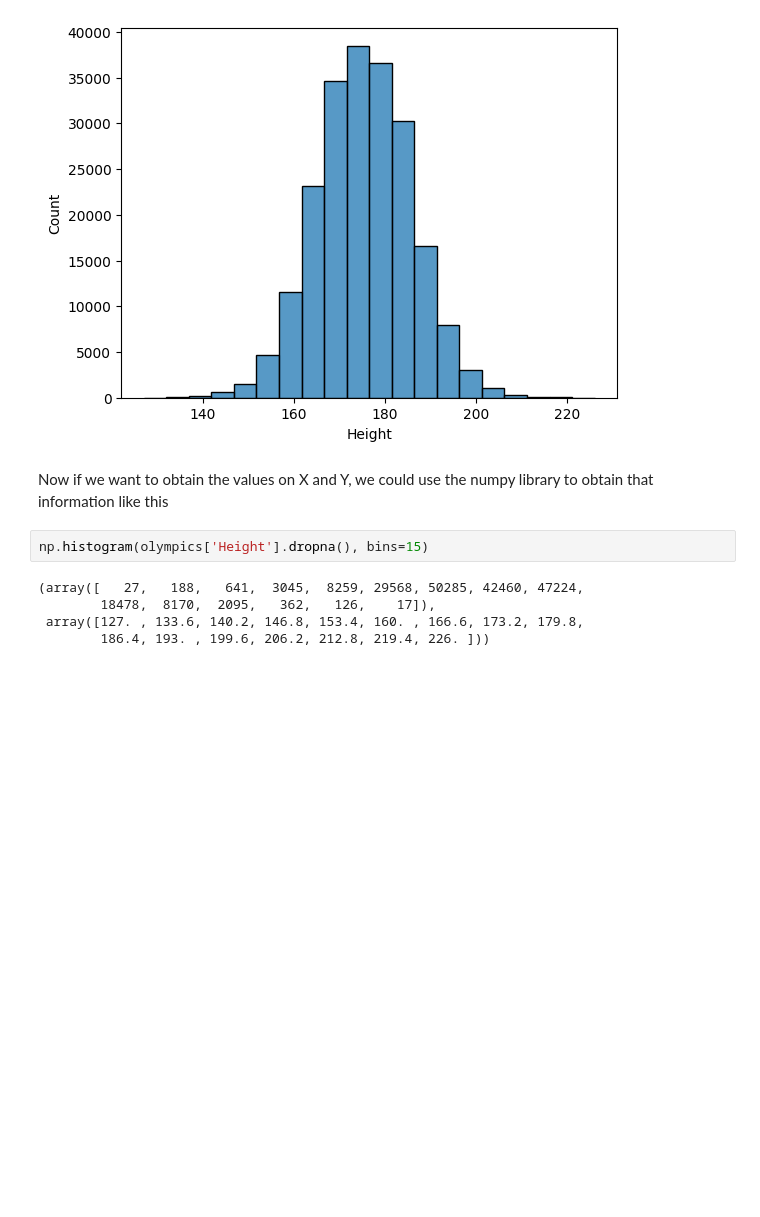
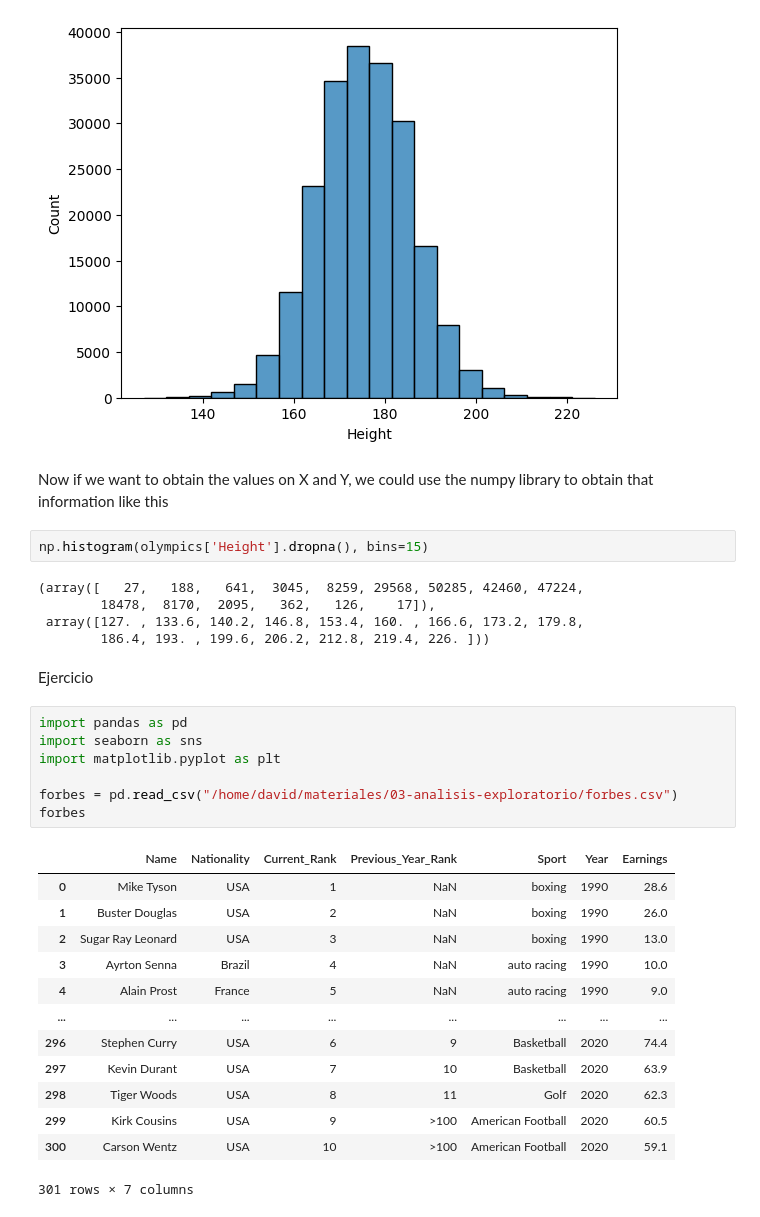
Before and after one commit to oscardbocanegra/udemy, a Jupyter notebook: analisis_datos/analisis_exploratorio.ipynb, the cells around one changed output. Cells and saved outputs as stored; diff of their text form; blank space fills up the shorter version.

Commit message:
analisis exploratorio

```diff
--- a/analisis_datos/analisis_exploratorio.ipynb
+++ b/analisis_datos/analisis_exploratorio.ipynb
@@ -173,3 +173,26 @@ np.histogram(olympics['Height'].dropna(), bins=15)
         18478,  8170,  2095,   362,   126,    17]),
  array([127. , 133.6, 140.2, 146.8, 153.4, 160. , 166.6, 173.2, 179.8,
         186.4, 193. , 199.6, 206.2, 212.8, 219.4, 226. ]))
+# %% [markdown]
+Ejercicio
+# %%
+import pandas as pd
+import seaborn as sns
+import matplotlib.pyplot as plt
+
+forbes = pd.read_csv("/home/david/materiales/03-analisis-exploratorio/forbes.csv")
+forbes
+# %% [output]
+|  | Name | Nationality | Current_Rank | Previous_Year_Rank | Sport | Year | Earnings |
+| 0 | Mike Tyson | USA | 1 | NaN | boxing | 1990 | 28.6 |
+| 1 | Buster Douglas | USA | 2 | NaN | boxing | 1990 | 26.0 |
+| 2 | Sugar Ray Leonard | USA | 3 | NaN | boxing | 1990 | 13.0 |
+| 3 | Ayrton Senna | Brazil | 4 | NaN | auto racing | 1990 | 10.0 |
+| 4 | Alain Prost | France | 5 | NaN | auto racing | 1990 | 9.0 |
+| ... | ... | ... | ... | ... | ... | ... | ... |
+| 296 | Stephen Curry | USA | 6 | 9 | Basketball | 2020 | 74.4 |
+| 297 | Kevin Durant | USA | 7 | 10 | Basketball | 2020 | 63.9 |
+| 298 | Tiger Woods | USA | 8 | 11 | Golf | 2020 | 62.3 |
+| 299 | Kirk Cousins | USA | 9 | >100 | American Football | 2020 | 60.5 |
+| 300 | Carson Wentz | USA | 10 | >100 | American Football | 2020 | 59.1 |
+301 rows × 7 columns
```
